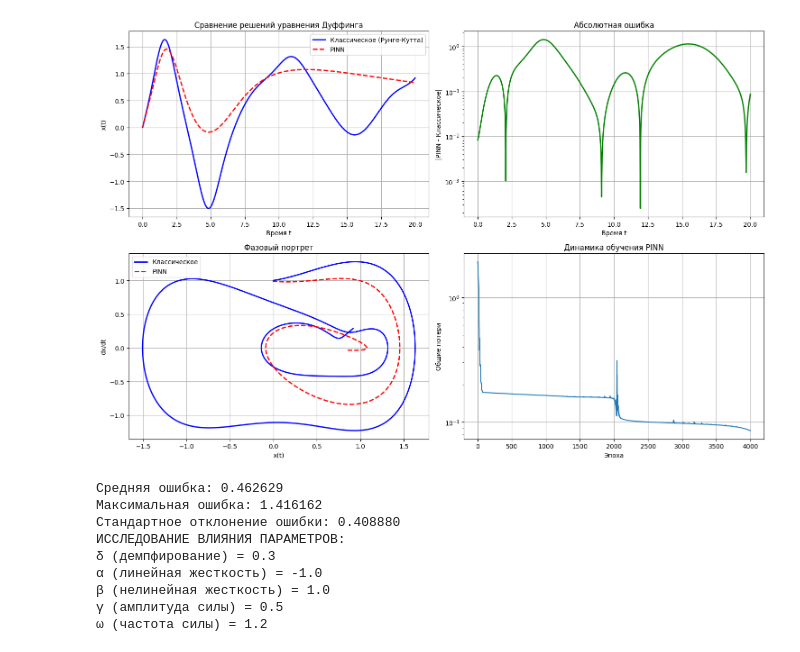
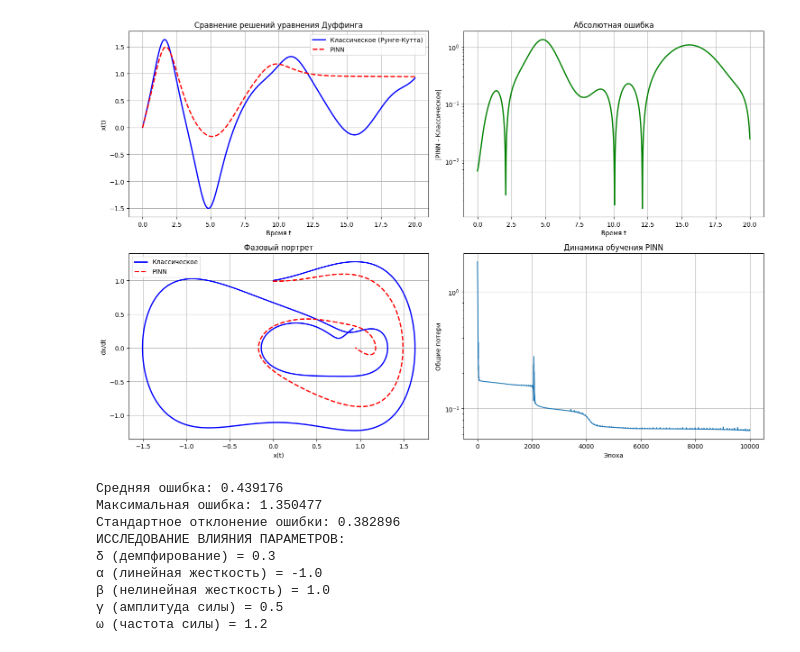
Before and after one commit to tereshkinov/pinn_tereshkin_novikov, a Jupyter notebook: 2.ipynb, the cells around one changed output. Cells and saved outputs as stored; diff of their text form; code cells hidden in the pictures.

```diff
--- a/2.ipynb
+++ b/2.ipynb
@@ -20,7 +20,7 @@ t_start, t_end = 0.0, 20.0
 n_points = 1000
 
 class DuffingNet(nn.Module):
-    def __init__(self, hidden_size=100, num_layers=5):
+    def __init__(self, hidden_size=128, num_layers=5):
         super().__init__()
         layers = []
         layers.append(nn.Linear(1, hidden_size))
@@ -84,7 +84,7 @@ t_points = torch.linspace(t_start, t_end, n_points).unsqueeze(1)
 print("обучение PINN")
 
 loss_history = []
-for epoch in range(4001):
+for epoch in range(10001):
     optimizer.zero_grad()
 
     total_loss, loss_eq, loss_ic = calculate_duffing_loss(model, t_points, x0, v0)
@@ -167,13 +167,5 @@ plt.show()
 print(f"Средняя ошибка: {np.mean(error):.6f}")
 print(f"Максимальная ошибка: {np.max(error):.6f}")
 print(f"Стандартное отклонение ошибки: {np.std(error):.6f}")
-
-
-print("ИССЛЕДОВАНИЕ ВЛИЯНИЯ ПАРАМЕТРОВ:")
-print(f"δ (демпфирование) = {delta}")
-print(f"α (линейная жесткость) = {alpha}")
-print(f"β (нелинейная жесткость) = {beta}")
-print(f"γ (амплитуда силы) = {gamma}")
-print(f"ω (частота силы) = {omega}")
 # %% [output]
 обучение PINN
@@ -195,8 +187,8 @@ print(f"ω (частота силы) = {omega}")
 Обучение завершено
-[figure, old version]
+[figure, new version]
-Средняя ошибка: 0.462629
-Максимальная ошибка: 1.416162
-Стандартное отклонение ошибки: 0.408880
+Средняя ошибка: 0.439176
+Максимальная ошибка: 1.350477
+Стандартное отклонение ошибки: 0.382896
 ИССЛЕДОВАНИЕ ВЛИЯНИЯ ПАРАМЕТРОВ:
 δ (демпфирование) = 0.3
 α (линейная жесткость) = -1.0
```
Also changed, not shown: parts of 1 cell of this notebook.
